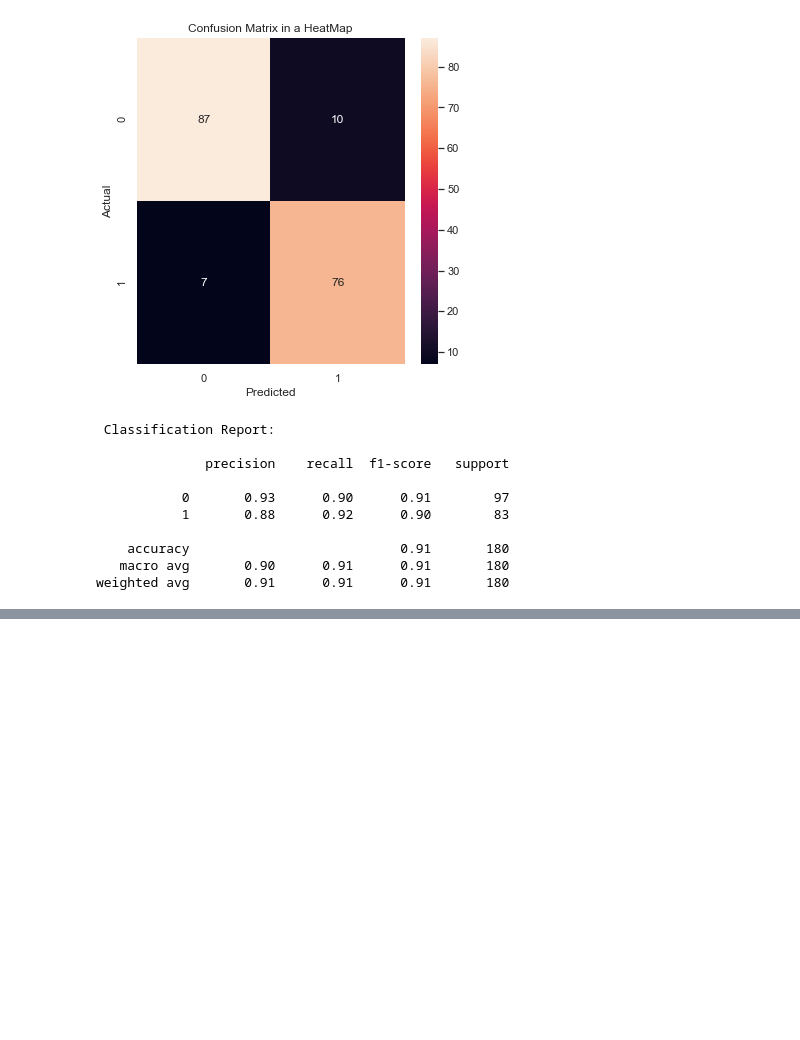
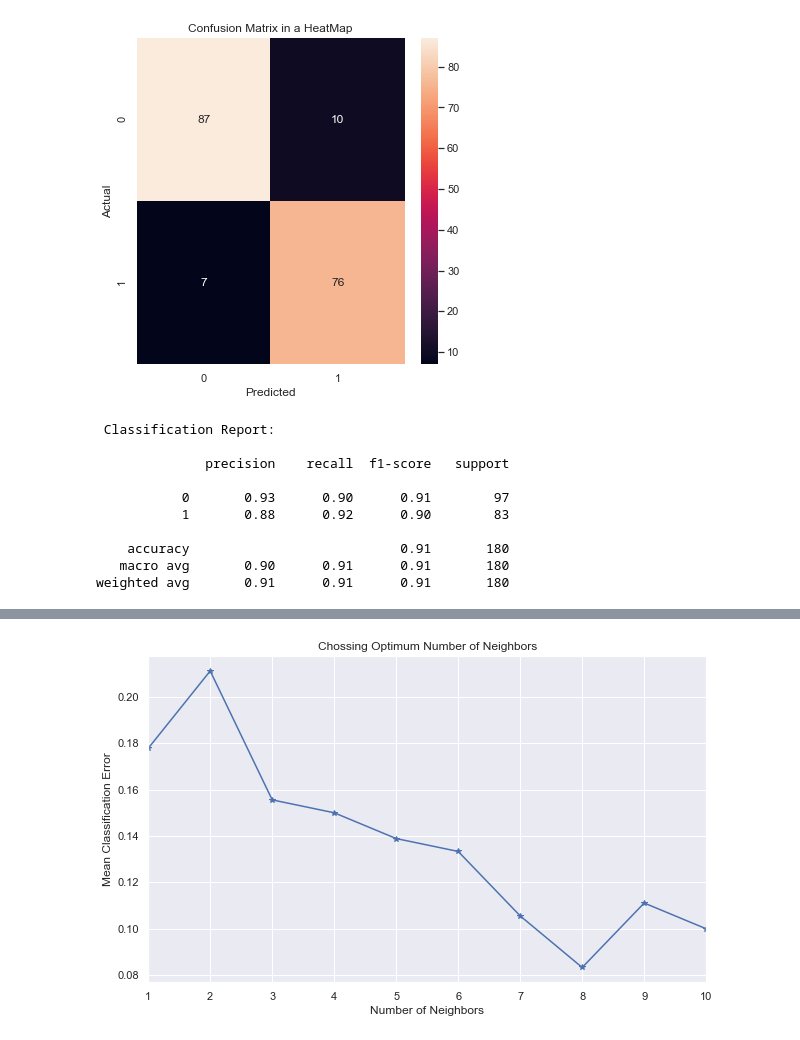
Before and after one commit to LNF970203/Supervised-Learning, a Jupyter notebook: Raisin_classification/Raisin_predictions.ipynb, the cells around one changed output, grey strips where cells are left out. Drawn from its saved outputs; the diff is of its cells as text; code cells hidden in the pictures; blank space fills up the shorter version.

```diff
--- a/Raisin_classification/Raisin_predictions.ipynb
+++ b/Raisin_classification/Raisin_predictions.ipynb
@@ -245,0 +313,25 @@ weighted avg       0.91      0.91      0.91       180
+# %%
+#Finding the most optimum number of neihgbors
+stc1 = StandardScaler()
+K = [i for i in range(1,21)]
+MCE = []
+
+for nhbrs in K:
+    model_knn = KNeighborsClassifier(n_neighbors=nhbrs)
+    model_knn.fit(stc1.fit_transform(x_train), y_train)
+    y_pred1 = model_knn.predict(stc1.fit_transform(x_test))
+    MCE.append(1 - accuracy_score(y_test,y_pred1))
+
+
+plt.figure(figsize = (10,6))
+plt.plot(K, MCE, '*-')
+plt.xlabel("Number of Neighbors")
+plt.ylabel("Mean Classification Error")
+plt.title("Chossing Optimum Number of Neighbors")
+plt.xticks([i for i in range(1,21)])
+plt.xlim([1,10])
+plt.show()
+
+#Choosing the optimum number of neighbors as 8
+# %% [output]
+[figure, added]
```
Also changed, not shown: parts of 31 cells of this notebook.
